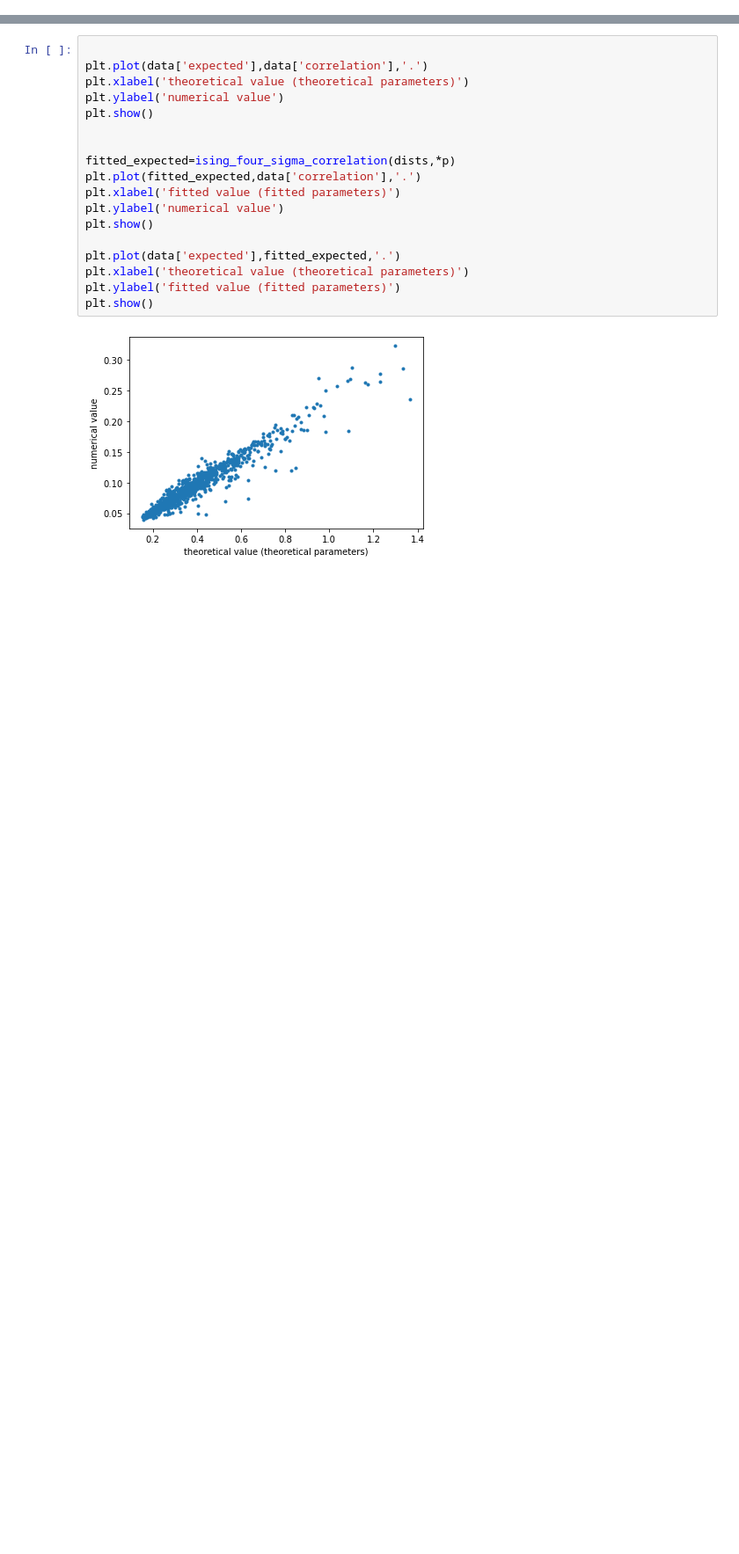
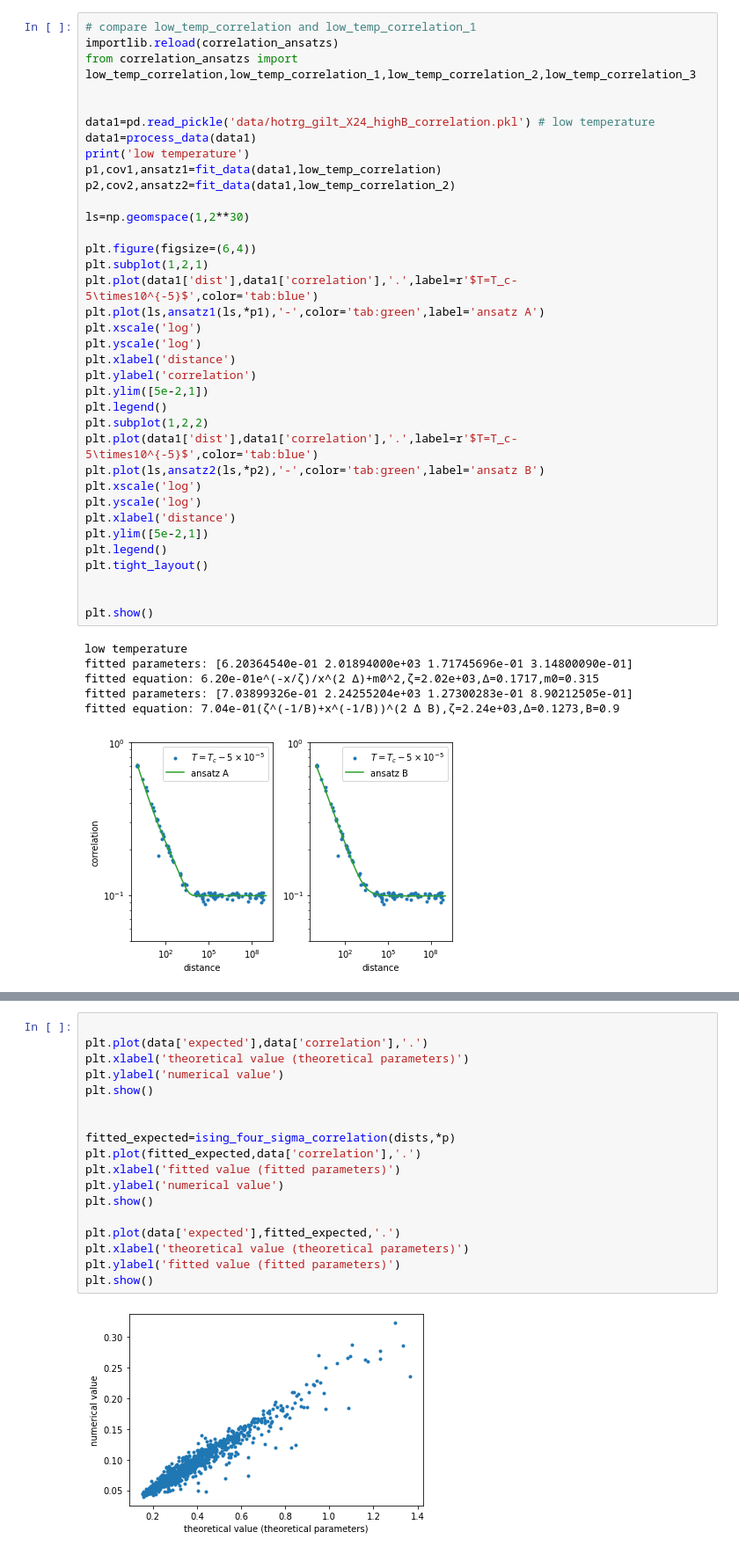
Before and after one commit to fangzhangmnm/TensorRenormalizationGroup, a Jupyter notebook: correlator_plot.ipynb, the cells around one changed output, grey strips where cells are left out. Shown: that part at 88% size. Saved outputs shown, nothing was run; the diff lists cells and outputs as text; blank space fills up the shorter version.

```diff
--- a/correlator_plot.ipynb
+++ b/correlator_plot.ipynb
@@ -136,5 +155,48 @@ fitted equation: 7.01e-01(1/ζ+1/x)^(2 ∆),ζ=1.95e+03,∆=0.1294
 with GILT
 [figure]
+# %%
+# compare low_temp_correlation and low_temp_correlation_1
+importlib.reload(correlation_ansatzs)
+from correlation_ansatzs import low_temp_correlation,low_temp_correlation_1,low_temp_correlation_2,low_temp_correlation_3
+
+
+data1=pd.read_pickle('data/hotrg_gilt_X24_highB_correlation.pkl') # low temperature
+data1=process_data(data1)
+print('low temperature')
+p1,cov1,ansatz1=fit_data(data1,low_temp_correlation)
+p2,cov2,ansatz2=fit_data(data1,low_temp_correlation_2)
+
+ls=np.geomspace(1,2**30)
+
+plt.figure(figsize=(6,4))
+plt.subplot(1,2,1)
+plt.plot(data1['dist'],data1['correlation'],'.',label=r'$T=T_c-5\times10^{-5}$',color='tab:blue')
+plt.plot(ls,ansatz1(ls,*p1),'-',color='tab:green',label='ansatz A')
+plt.xscale('log')
+plt.yscale('log')
+plt.xlabel('distance')
+plt.ylabel('correlation')
+plt.ylim([5e-2,1])
+plt.legend()
+plt.subplot(1,2,2)
+plt.plot(data1['dist'],data1['correlation'],'.',label=r'$T=T_c-5\times10^{-5}$',color='tab:blue')
+plt.plot(ls,ansatz2(ls,*p2),'-',color='tab:green',label='ansatz B')
+plt.xscale('log')
+plt.yscale('log')
+plt.xlabel('distance')
+plt.ylim([5e-2,1])
+plt.legend()
+plt.tight_layout()
+
+
+plt.show()
+# %% [output]
+low temperature
+fitted parameters: [6.20364540e-01 2.01894000e+03 1.71745696e-01 3.14800090e-01]
+fitted equation: 6.20e-01e^(-x/ζ)/x^(2 Δ)+m0^2,ζ=2.02e+03,Δ=0.1717,m0=0.315
+fitted parameters: [7.03899326e-01 2.24255204e+03 1.27300283e-01 8.90212505e-01]
+fitted equation: 7.04e-01(ζ^(-1/B)+x^(-1/B))^(2 ∆ B),ζ=2.24e+03,∆=0.1273,B=0.9
+[figure, added]
 # %%
 import importlib
 import correlation_ansatzs
```
Also changed, not shown: parts of 4 cells of this notebook, 5 other files.
